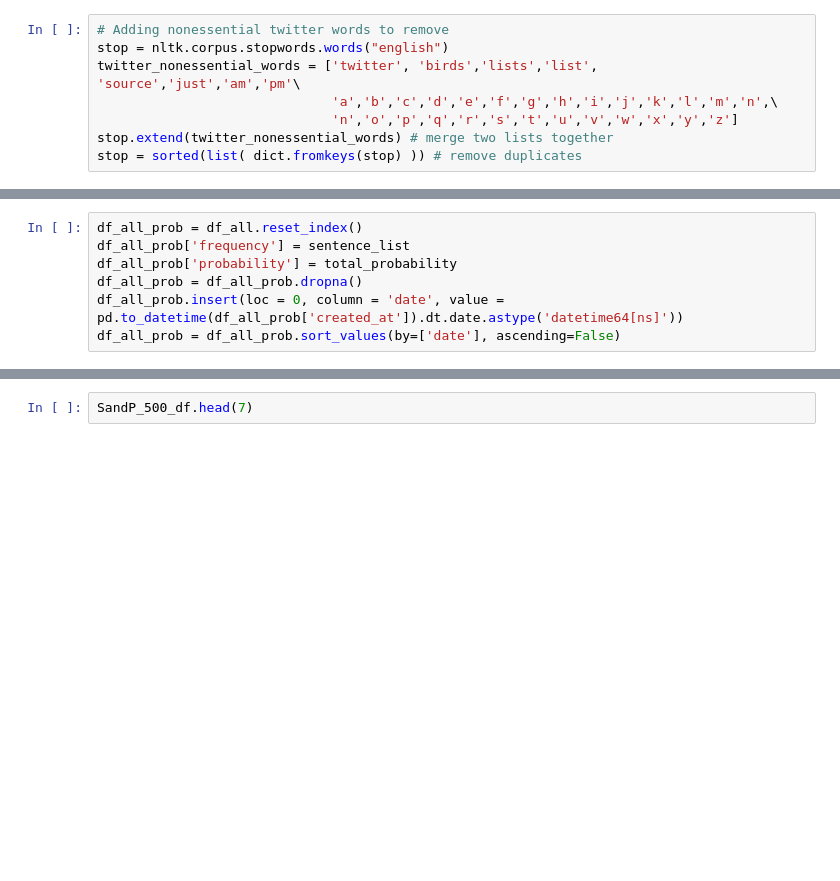
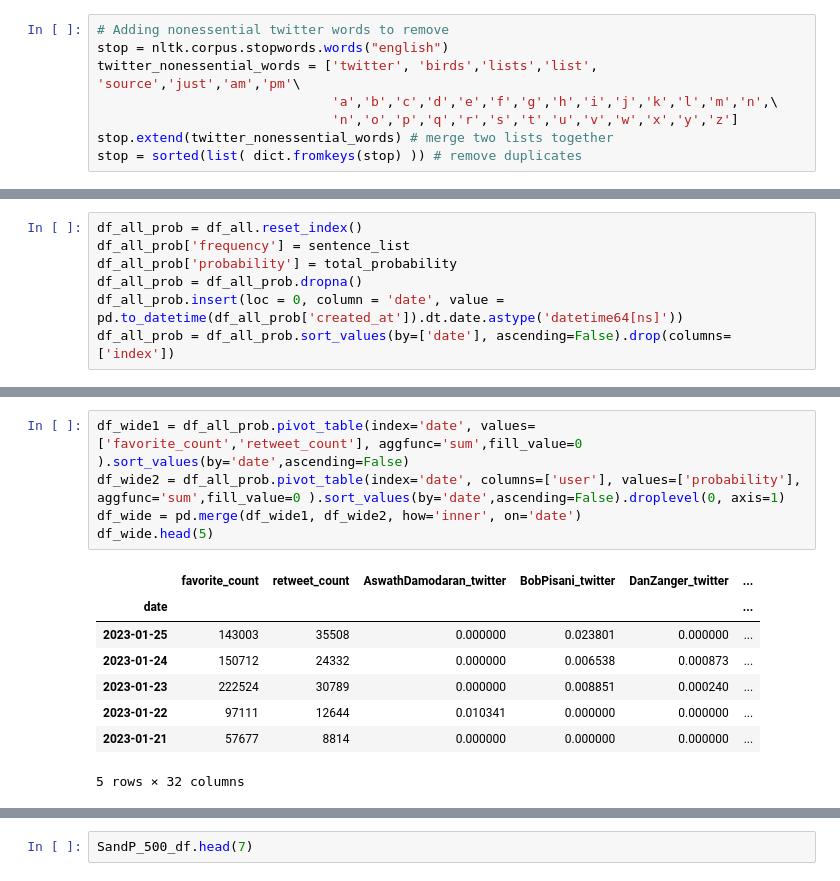
Before and after one commit to KeatonSpiller/Sentiment_Analysis, a Jupyter notebook: Stock_Market/notebooks/TwitterBot.ipynb, the cells around one changed output, grey strips where cells are left out. Saved outputs shown, nothing was run; the diff lists cells and outputs as text; blank space fills up the shorter version.

```diff
--- a/Stock_Market/notebooks/TwitterBot.ipynb
+++ b/Stock_Market/notebooks/TwitterBot.ipynb
@@ -191,7 +205,7 @@ df_all_prob['frequency'] = sentence_list
 df_all_prob['probability'] = total_probability
 df_all_prob = df_all_prob.dropna()
 df_all_prob.insert(loc = 0, column = 'date', value = pd.to_datetime(df_all_prob['created_at']).dt.date.astype('datetime64[ns]'))
-df_all_prob = df_all_prob.sort_values(by=['date'], ascending=False)
+df_all_prob = df_all_prob.sort_values(by=['date'], ascending=False).drop(columns=['index'])
 # %%
 df_all_prob.head(2)
 # %% [output]
@@ -201,3 +215,17 @@ df_all_prob.head(2)
+# %%
+df_wide1 = df_all_prob.pivot_table(index='date', values=['favorite_count','retweet_count'], aggfunc='sum',fill_value=0 ).sort_values(by='date',ascending=False)
+df_wide2 = df_all_prob.pivot_table(index='date', columns=['user'], values=['probability'], aggfunc='sum',fill_value=0 ).sort_values(by='date',ascending=False).droplevel(0, axis=1)
+df_wide = pd.merge(df_wide1, df_wide2, how='inner', on='date')
+df_wide.head(5)
+# %% [output]
+|  | favorite_count | retweet_count | AswathDamodaran_twitter | BobPisani_twitter | DanZanger_twitter | ... |
+| date |  |  |  |  |  | ... |
+| 2023-01-25 | 143003 | 35508 | 0.000000 | 0.023801 | 0.000000 | ... |
+| 2023-01-24 | 150712 | 24332 | 0.000000 | 0.006538 | 0.000873 | ... |
+| 2023-01-23 | 222524 | 30789 | 0.000000 | 0.008851 | 0.000240 | ... |
+| 2023-01-22 | 97111 | 12644 | 0.010341 | 0.000000 | 0.000000 | ... |
+| 2023-01-21 | 57677 | 8814 | 0.000000 | 0.000000 | 0.000000 | ... |
+5 rows × 32 columns
 # %%
 # downloding index fund's or stock tickers
 how_far_back = '2008-01-01'
```
Also changed, not shown: parts of 35 cells of this notebook.
